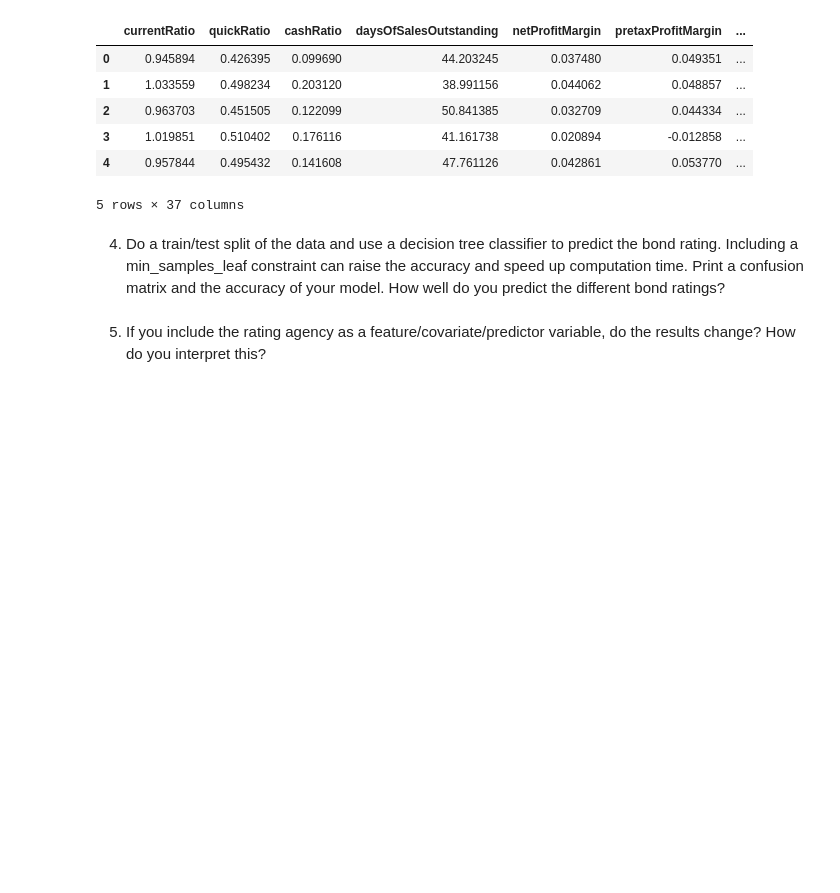
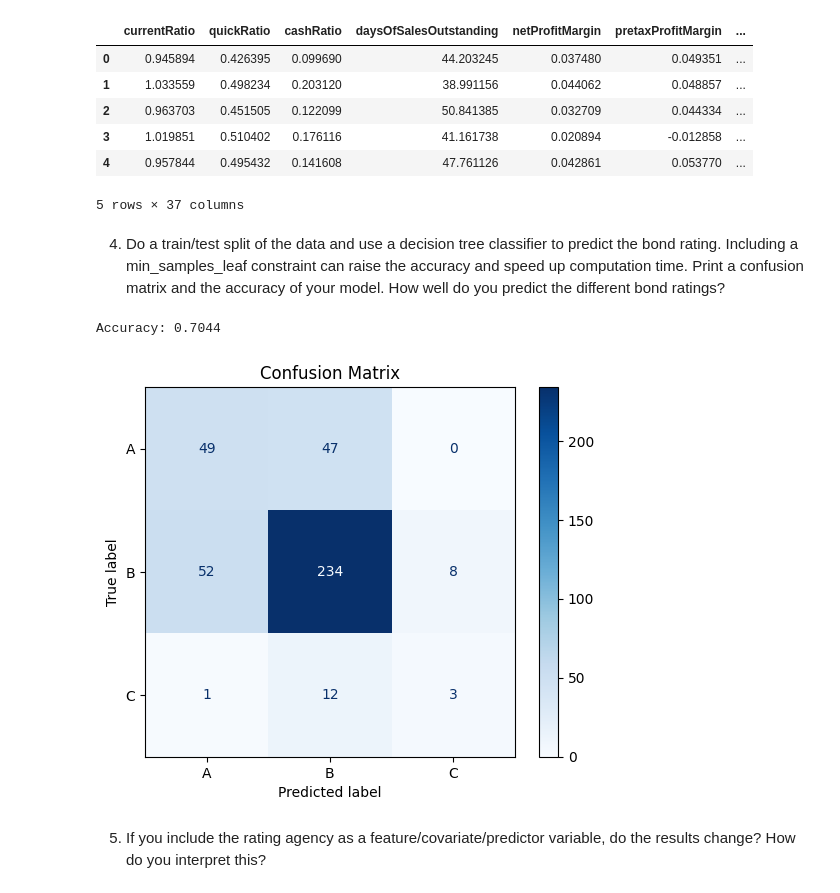
Before and after one commit to deancuva/trees, a Jupyter notebook: assignment/assignment.ipynb, the cells around one changed output. Drawn from its saved outputs; the diff is of its cells as text; code cells hidden in the pictures; blank space fills up the shorter version.

```diff
--- a/assignment/assignment.ipynb
+++ b/assignment/assignment.ipynb
@@ -274,5 +274,36 @@ Shape of feature matrix X: (2029, 37)
 5 rows × 37 columns
 # %% [markdown]
 4. Do a train/test split of the data and use a decision tree classifier to predict the bond rating. Including a min_samples_leaf constraint can raise the accuracy and speed up computation time. Print a confusion matrix and the accuracy of your model. How well do you predict the different bond ratings?
+# %%
+from sklearn.preprocessing import LabelEncoder
+
+le = LabelEncoder()
+y = le.fit_transform(df1['Simplified_Rating'])
+
+from sklearn.model_selection import train_test_split
+from sklearn.tree import DecisionTreeClassifier
+from sklearn.metrics import accuracy_score, confusion_matrix, ConfusionMatrixDisplay
+import matplotlib.pyplot as plt
+
+X = X.select_dtypes(include=['number'])
+
+X_train, X_test, y_train, y_test = train_test_split(X, y, test_size=0.2, random_state=42)
+
+clf = DecisionTreeClassifier(min_samples_leaf=10, random_state=42)
+clf.fit(X_train, y_train)
+
+y_pred = clf.predict(X_test)
+
+accuracy = accuracy_score(y_test, y_pred)
+print(f"Accuracy: {accuracy:.4f}")
+
+cm = confusion_matrix(y_test, y_pred)
+disp = ConfusionMatrixDisplay(confusion_matrix=cm, display_labels=le.classes_)
+disp.plot(cmap="Blues")
+plt.title("Confusion Matrix")
+plt.show()
+# %% [output]
+Accuracy: 0.7044
+[figure, added]
 # %% [markdown]
 5. If you include the rating agency as a feature/covariate/predictor variable, do the results change? How do you interpret this?
```
Also changed, not shown: parts of 2 cells of this notebook.
